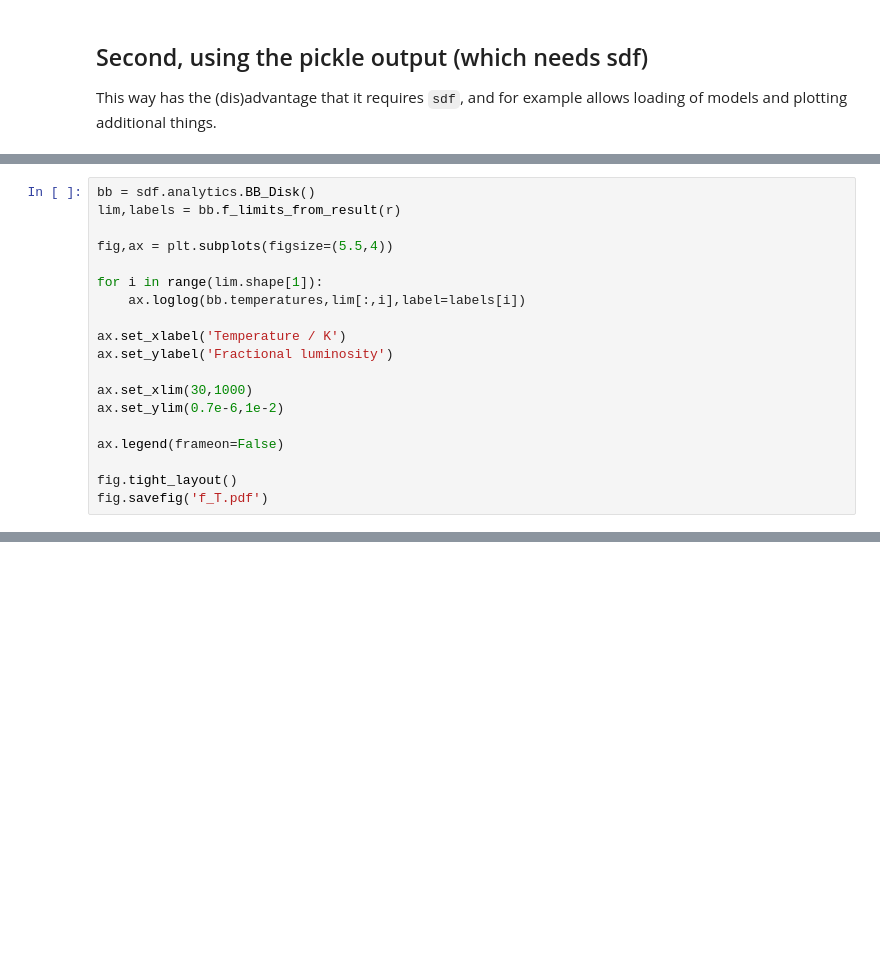
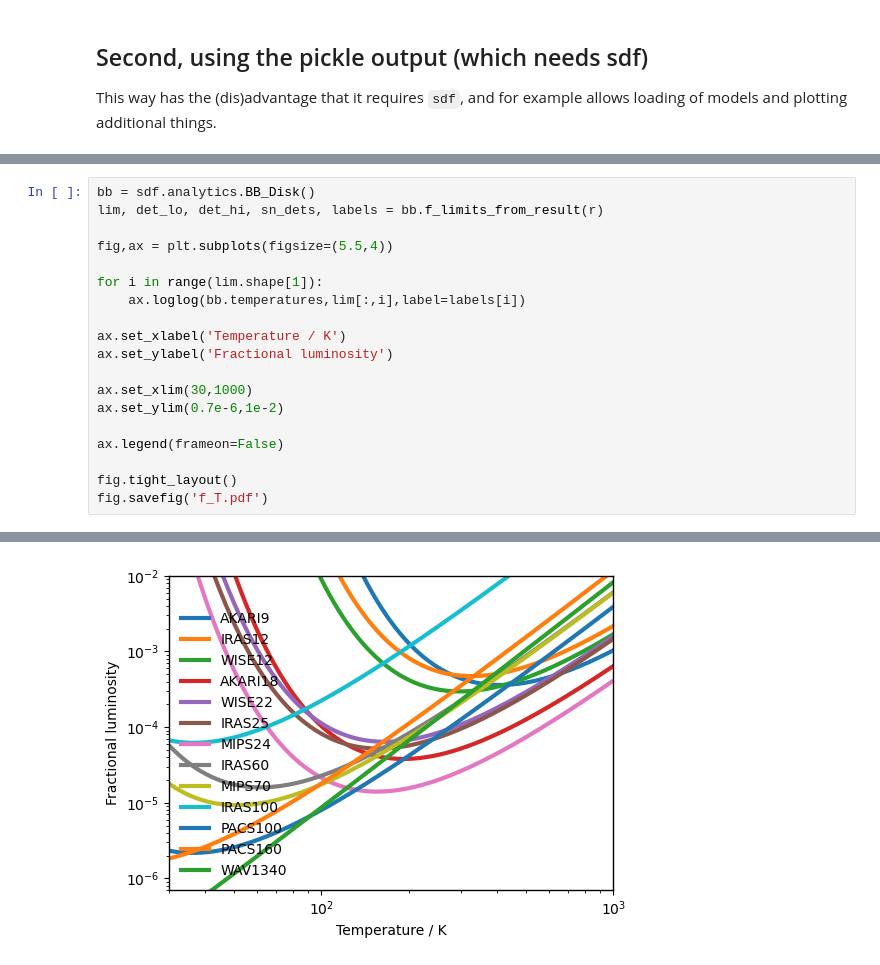
Before and after one commit to drgmk/sdf, a Jupyter notebook: examples/custom-sed.ipynb, the cells around one changed output, grey strips where cells are left out. Saved outputs shown, nothing was run; the diff lists cells and outputs as text; blank space fills up the shorter version.

```diff
--- a/examples/custom-sed.ipynb
+++ b/examples/custom-sed.ipynb
@@ -152,6 +154,6 @@ fig.savefig('sed_pickle.pdf')
 # %%
 bb = sdf.analytics.BB_Disk()
-lim,labels = bb.f_limits_from_result(r)
+lim, det_lo, det_hi, sn_dets, labels = bb.f_limits_from_result(r)
 
 fig,ax = plt.subplots(figsize=(5.5,4))
 
@@ -173,0 +174 @@ fig.savefig('f_T.pdf')
+[figure, added]
```
Also changed, not shown: parts of 7 cells of this notebook.
